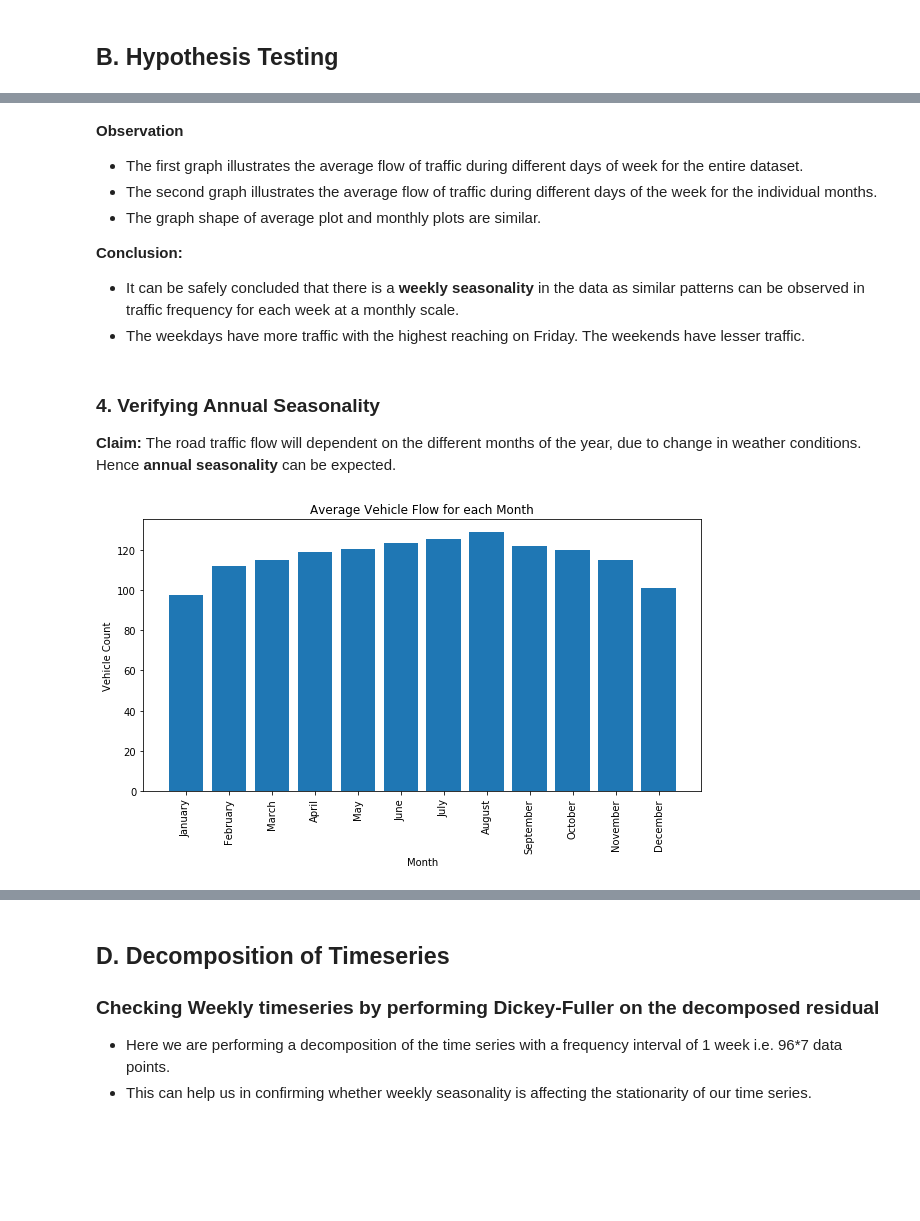
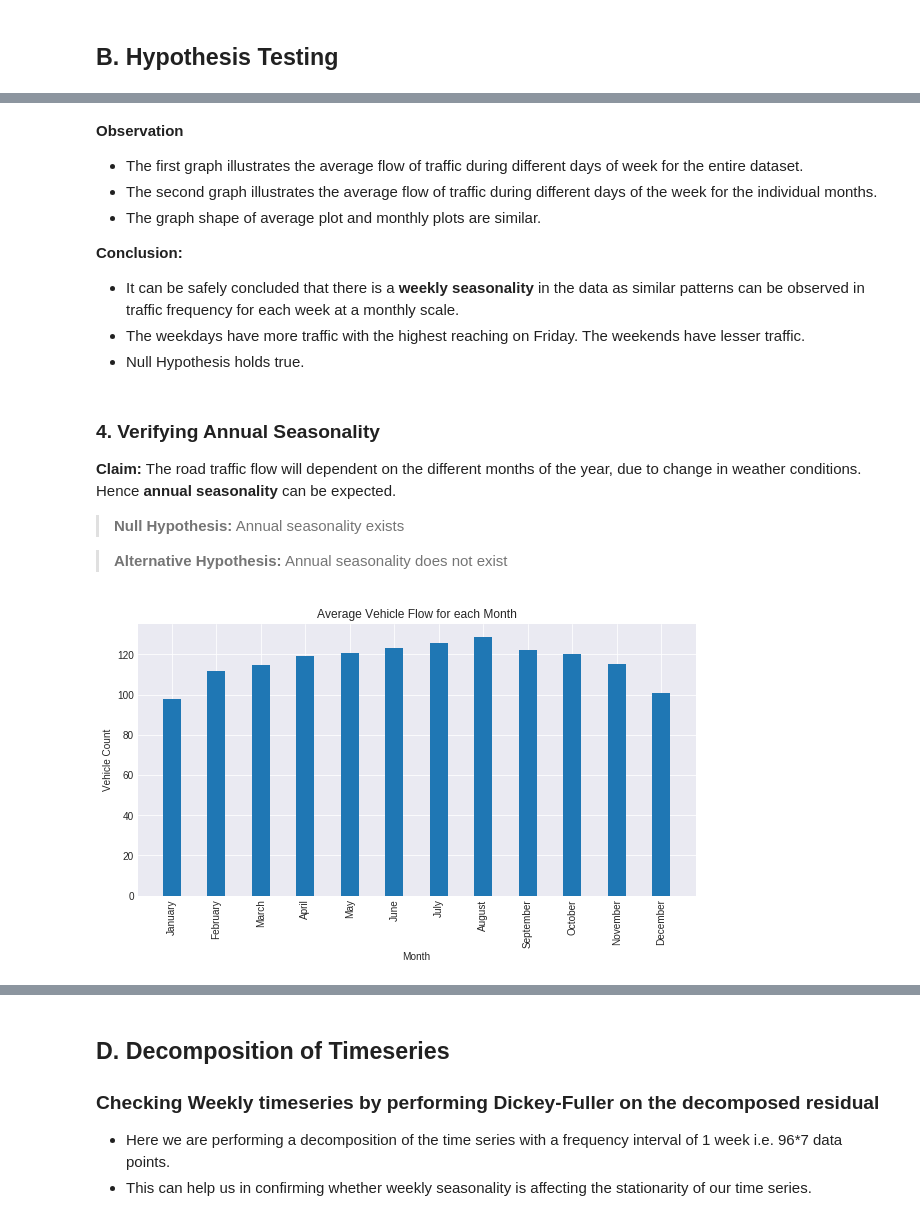
Before and after one commit to ankushjain2001/Traffic-Congestion-EDA, a Jupyter notebook: Traffic Congestion - Data Exploration.ipynb, the cells around one changed output, grey strips where cells are left out. Cells and saved outputs as stored; diff of their text form; code cells hidden in the pictures; blank space fills up the shorter version.

```diff
--- a/Traffic Congestion - Data Exploration.ipynb
+++ b/Traffic Congestion - Data Exploration.ipynb
@@ -23,5 +23,6 @@ import matplotlib.pyplot as plt
 from datetime import datetime, timedelta
 import warnings
 warnings.filterwarnings("ignore")
+plt.style.use('seaborn-darkgrid')
 # %% [markdown]
 ### Import Data
@@ -203,21 +221,26 @@ for i in range(12):
 **Conclusion:**
 - It can be safely concluded that there is a **weekly seasonality** in the data as similar patterns can be observed in traffic frequency for each week at a monthly scale.
 - The weekdays have more traffic with the highest reaching on Friday. The weekends have lesser traffic.
+- Null Hypothesis holds true.
 # %% [markdown]
 ### 4. Verifying Annual Seasonality
 **Claim:** The road traffic flow will dependent on the different months of the year, due to change in weather conditions. Hence **annual seasonality** can be expected.
+
+> **Null Hypothesis:** Annual seasonality exists
+
+> **Alternative Hypothesis:** Annual seasonality does not exist
 # %%
 monthWiseAvgData = data[['Flow']]
 monthWiseAvgData['Month'] = data['Date'].apply(lambda x: datetime.strftime(x, '%m'))
 monthWiseAvgData = monthWiseAvgData.groupby(['Month'], as_index=False).mean()
 
 plt.figure(figsize=(10,5))
-plt.bar(monthWiseAvgData['Month'], monthWiseAvgData['Flow'])
+plt.bar(monthWiseAvgData['Month'], monthWiseAvgData['Flow'], width=0.4)
 plt.xticks(np.arange(0,12), monthList, rotation='vertical')
 plt.title('Average Vehicle Flow for each Month')
 plt.xlabel('Month')
 plt.ylabel('Vehicle Count');
 plt.show(block=False)
 # %% [output]
-[figure, old version]
+[figure, new version]
 # %%
```
Also changed, not shown: parts of 33 cells of this notebook.
